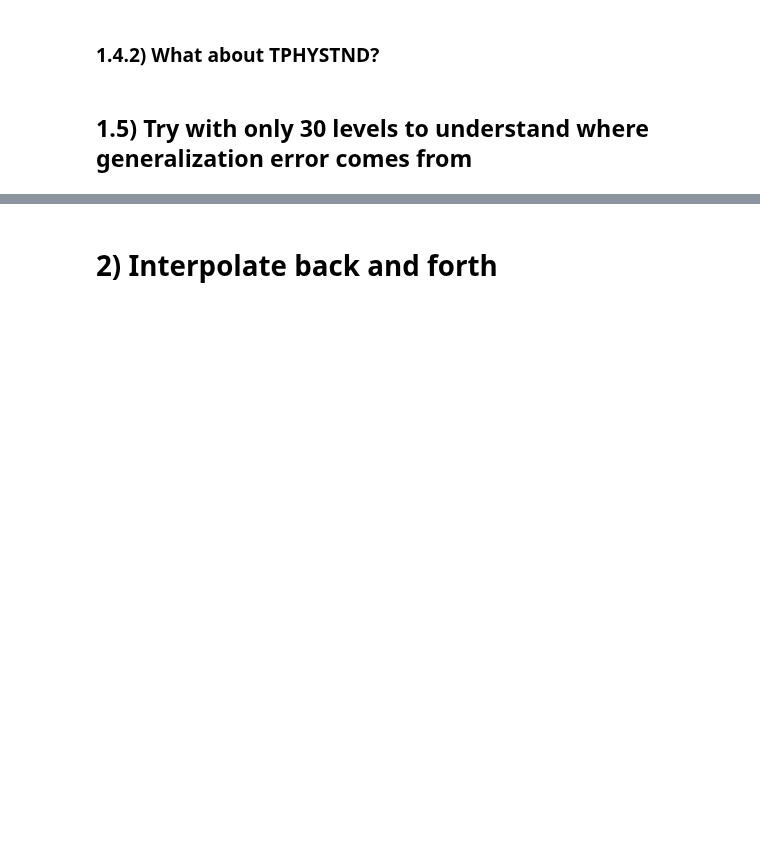
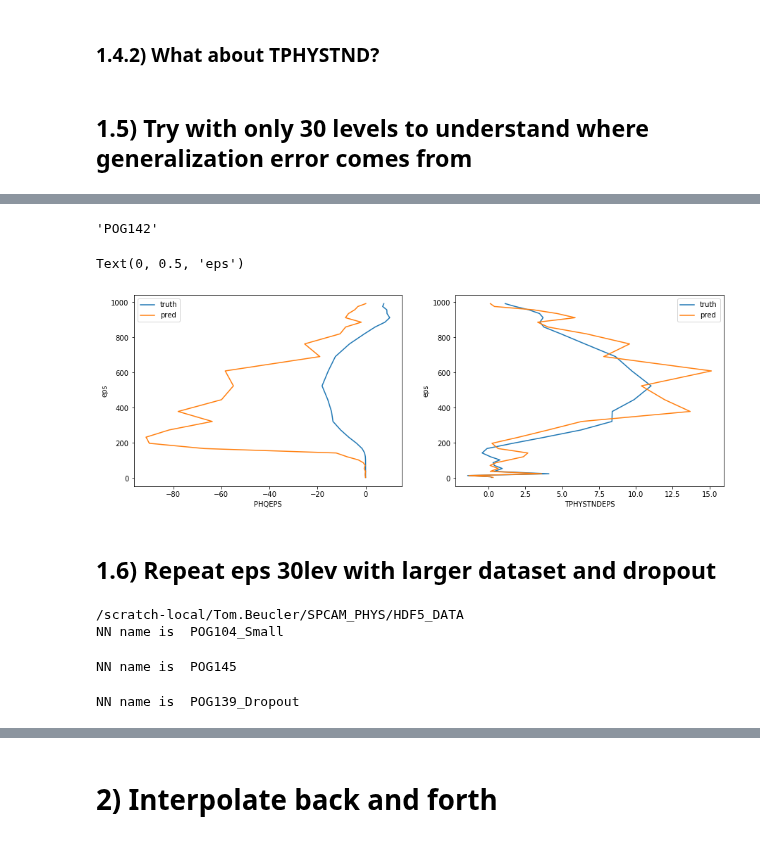
Before and after one commit to wallingTACC/CBRAIN-CAM, a Jupyter notebook: notebooks/tbeucler_devlog/033_Reinterpolate_eps_NN_back.ipynb, the cells around one changed output, grey strips where cells are left out. Cells and saved outputs as stored; diff of their text form; code cells hidden in the pictures; blank space fills up the shorter version.

```diff
--- a/notebooks/tbeucler_devlog/033_Reinterpolate_eps_NN_back.ipynb
+++ b/notebooks/tbeucler_devlog/033_Reinterpolate_eps_NN_back.ipynb
@@ -337,3 +338,9 @@ Text(0.5, 1.0, 'Average distance of PHQ from truth relative to non permuted')
 ### 1.4.2) What about TPHYSTND?
 # %% [markdown]
 ## 1.5) Try with only 30 levels to understand where generalization error comes from
+# %%
+# Indices of different variables
+PHQ_idx = slice(0,30)
+TPHYSTND_idx = slice(30,60)
+PHQEPS_idx = slice(0,30)
+TPHYSTNDEPS_idx = slice(30,60)
@@ -339,0 +359,10 @@ Text(0.5, 1.0, 'Average distance of PHQ from truth relative to non permuted')
+# %%
+NN = {}; md0 = {}; md4 = {};
+%cd $TRAINDIR/HDF5_DATA
+for i,NNs in enumerate(NNarray):
+    print('NN name is ',NNs)
+    path = TRAINDIR+'HDF5_DATA/'+NNs+'.hdf5'
+    #NN[NNs] = load_model(path,custom_objects=dict_lay)
+    NN[NNs] = load_model(path)
+    md0[NNs] = ModelDiagnostics(NN[NNs],config_fn[i],data0K_fn[i])
+    md4[NNs] = ModelDiagnostics(NN[NNs],config_fn[i],data4K_fn[i])
@@ -339,0 +428,37 @@ Text(0.5, 1.0, 'Average distance of PHQ from truth relative to non permuted')
+# %%
+# Load coordinates
+coor = xr.open_dataset("/project/meteo/w2w/A6/S.Rasp/SP-CAM/fluxbypass_aqua/AndKua_aqua_SPCAM3.0_sp_fbp_f4.cam2.h1.0000-01-01-00000.nc",\
+                    decode_times=False)
+lat = coor.lat; lon = coor.lon; lev = coor.lev;
+coor.close();
+# %%
+#eps_res = 30
+#eps_NN = np.linspace(0,1,eps_res)
+eps_NN = coor.lev
+# %%
+NNs
+# %% [output]
+'POG142'
+# %%
+diagno = diagno4
+
+plt.figure(figsize=(15,5))
+
+plt.subplot(1,2,1)
+plt.plot(np.mean(diagno['truth']['PHQEPS'],axis=(0,1,3)),eps_NN,label='truth')
+plt.plot(np.mean(diagno[NNs]['PHQEPS'],axis=(0,1,3)),eps_NN,label='pred')
+plt.legend()
+plt.xlabel('PHQEPS')
+plt.ylabel('eps')
+
+plt.subplot(1,2,2)
+plt.plot(np.mean(diagno['truth']['TPHYSTNDEPS'],axis=(0,1,3)),eps_NN,label='truth')
+plt.plot(np.mean(diagno[NNs]['TPHYSTNDEPS'],axis=(0,1,3)),eps_NN,label='pred')
+plt.legend()
+plt.xlabel('TPHYSTNDEPS')
+plt.ylabel('eps')
+# %% [output]
+Text(0, 0.5, 'eps')
+[figure, added]
+# %% [markdown]
+## 1.6) Repeat eps 30lev with larger dataset and dropout
@@ -339,0 +477,15 @@ Text(0.5, 1.0, 'Average distance of PHQ from truth relative to non permuted')
+# %%
+NN = {}; md0 = {}; md4 = {};
+%cd $TRAINDIR/HDF5_DATA
+for i,NNs in enumerate(NNarray):
+    print('NN name is ',NNs)
+    path = TRAINDIR+'HDF5_DATA/'+NNs+'.hdf5'
+    #NN[NNs] = load_model(path,custom_objects=dict_lay)
+    NN[NNs] = load_model(path)
+    md0[NNs] = ModelDiagnostics(NN[NNs],config_fn[i],data0K_fn[i])
+    md4[NNs] = ModelDiagnostics(NN[NNs],config_fn[i],data4K_fn[i])
+# %% [output]
+/scratch-local/Tom.Beucler/SPCAM_PHYS/HDF5_DATA
+NN name is  POG104_Small
+NN name is  POG145
+NN name is  POG139_Dropout
```
Also changed, not shown: parts of 8 cells of this notebook, 1 other file.
